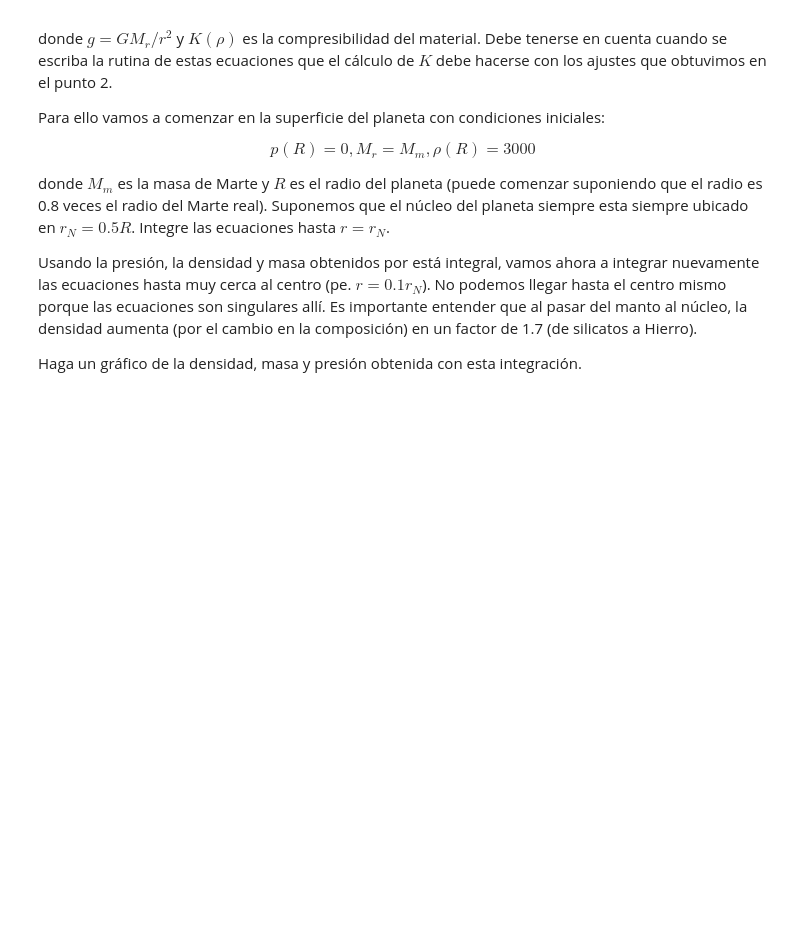
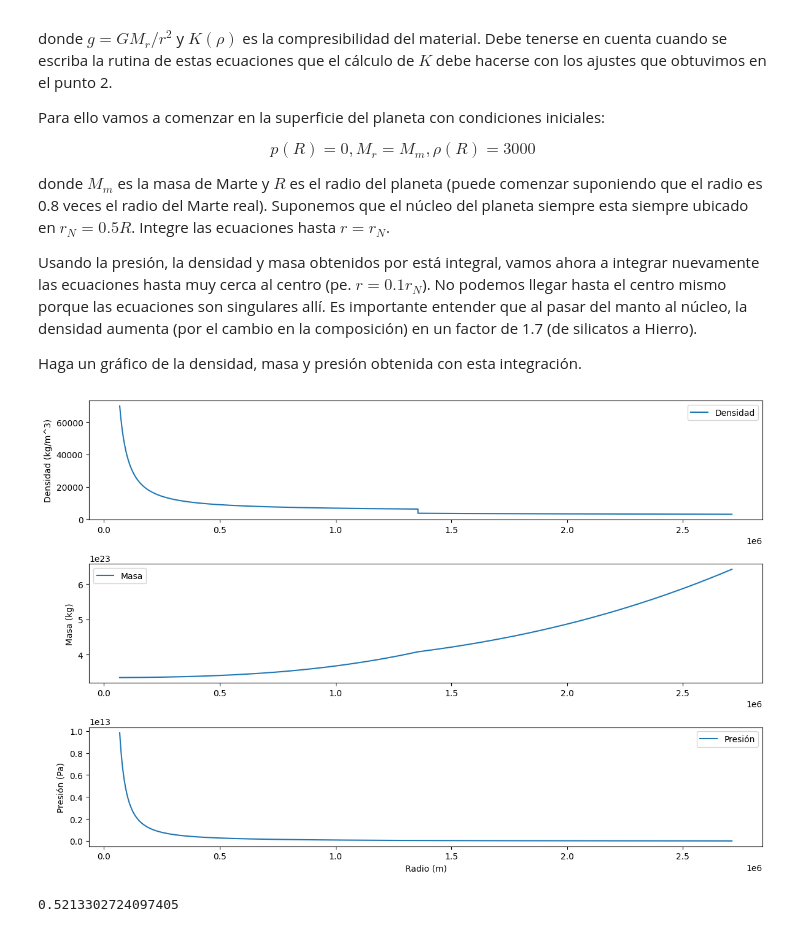
Before and after one commit to andromedalactea/Continuus_Mechanics, a Jupyter notebook: Homeworks/MCON_Tarea4_SismologiaInteriorPlanetario.ipynb, the cells around one changed output. Drawn from its saved outputs; the diff is of its cells as text; code cells hidden in the pictures; blank space fills up the shorter version.

```diff
--- a/Homeworks/MCON_Tarea4_SismologiaInteriorPlanetario.ipynb
+++ b/Homeworks/MCON_Tarea4_SismologiaInteriorPlanetario.ipynb
@@ -115,6 +116,11 @@ Constantes
 # Conversión de unidades
 km2m = 1e3 # km a m
 gr_cm3_2_kg_m3 = 1e3 # g/cm³ a kg/m³
+
+# Constantes Físicas
+G = 6.67430e-11  # Constante gravitacional en m^3 kg^-1 s^-2
+M_m = 6.4171e23  # Masa de Marte en kg
+R_m = 3389.5e3  # Radio de Marte en metros
 # %% [markdown]
 ## Solución
 # %% [markdown]
@@ -270,3 +276,67 @@ $$
   Usando la presión, la densidad y masa obtenidos por está integral, vamos ahora a integrar nuevamente las ecuaciones hasta muy cerca al centro (pe. $r = 0.1 r_N$). No podemos llegar hasta el centro mismo porque las ecuaciones son singulares allí. Es importante entender que al pasar del manto al núcleo, la densidad aumenta (por el cambio en la composición) en un factor de 1.7 (de silicatos a Hierro).
 
   Haga un gráfico de la densidad, masa y presión obtenida con esta integración.
+# %%
+# Definamos las constantes para el modelo
+R = 0.8 * R_m  # 0.8 veces el radio de Marte
+r_N = 0.5 * R  # Radio del núcleo
+
+# Definir las funciones matemáticas para las EDOs
+def model(y, r, a, n_K):
+    p, M_r, rho = y
+    dpdr = -rho * (G * M_r / r**2)
+    dMdr = 4 * np.pi * r**2 * rho
+    drhodr = -rho**2 * (G * M_r / r**2) / K_rho(rho, a, n_K)
+    return [dpdr, dMdr, drhodr]
+
+# Condiciones iniciales en la superficie
+y0 = [0, M_m, 3000]  # p(R), M_r(R), rho(R)
+
+# Integramos desde la superficie hasta el núcleo
+r_manto = np.linspace(R, r_N, 500)  # Definir el arreglo de radios
+sol_manto = odeint(model, y0, r_manto, args=(a_manto, n_K_manto))
+
+# Preparar las condiciones iniciales para el núcleo líquido
+p_nucleo_inicial = sol_manto[-1, 0]
+M_r_nucleo_inicial = sol_manto[-1, 1]
+rho_nucleo_inicial = 1.7 * sol_manto[-1, 2]  # Aumento por el cambio de material
+
+y0_nucleo = [p_nucleo_inicial, M_r_nucleo_inicial, rho_nucleo_inicial]
+
+# Integramos desde el núcleo hasta cerca del centro
+r_nucleo = np.linspace(r_N, 0.05 * r_N, 500)  # Evitamos llegar al centro
+sol_nucleo = odeint(model, y0_nucleo, r_nucleo, args=(a_manto, n_K_manto))
+
+# Combinamos las soluciones
+r_total = np.concatenate((r_manto, r_nucleo))
+p_total = np.concatenate((sol_manto[:, 0], sol_nucleo[:, 0]))
+M_r_total = np.concatenate((sol_manto[:, 1], sol_nucleo[:, 1]))
+rho_total = np.concatenate((sol_manto[:, 2], sol_nucleo[:, 2]))
+
+# Gráfico de densidad, masa y presión
+plt.figure(figsize=(12, 8))
+
+plt.subplot(3, 1, 1)
+plt.plot(r_total, rho_total, label='Densidad')
+plt.ylabel('Densidad (kg/m^3)')
+plt.legend()
+
+plt.subplot(3, 1, 2)
+plt.plot(r_total, M_r_total, label='Masa')
+plt.ylabel('Masa (kg)')
+plt.legend()
+
+plt.subplot(3, 1, 3)
+plt.plot(r_total, p_total, label='Presión')
+plt.xlabel('Radio (m)')
+plt.ylabel('Presión (Pa)')
+plt.legend()
+
+plt.tight_layout()
+plt.show()
+# %% [output]
+[figure, added]
+# %%
+print(M_r_total[-1]/M_m)
+# %% [output]
+0.5213302724097405
```
Also changed, not shown: parts of 9 cells of this notebook.
